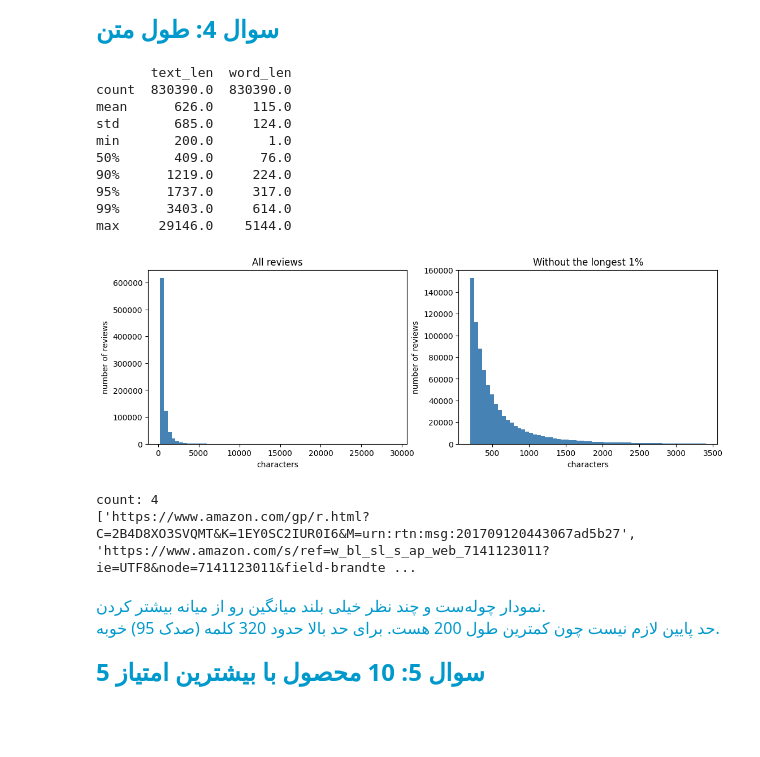
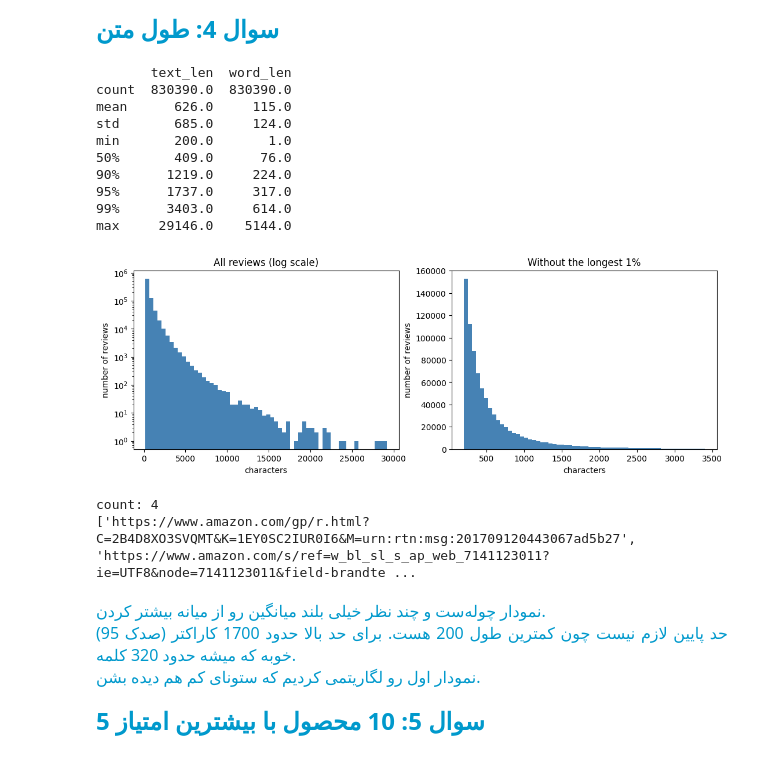
Before and after one commit to AI-BootCamp-g4/ai-bootcamp-project-2, a Jupyter notebook: problem2/q2_part1_part2.ipynb, the cells around one changed output. Saved outputs shown, nothing was run; the diff lists cells and outputs as text; code cells hidden in the pictures; blank space fills up the shorter version.

Commit message:
Apply team review: balanced-test note in Q1, log histogram, brand name cleanup, recall estimate, verb filter check, add rma

```diff
--- a/problem2/q2_part1_part2.ipynb
+++ b/problem2/q2_part1_part2.ipynb
@@ -17,7 +17,9 @@ from wordcloud import WordCloud
 from gensim.models import Word2Vec
 from gensim.models import KeyedVectors
 # %%
-PATH = r'C:\Users\Arthur\Desktop\Project2_Data'
+PATH = '.'
+OUT = 'outputs'
+os.makedirs(OUT, exist_ok=True)
 
 train = pd.read_csv(PATH + r'\train_data.csv', low_memory=False)
 products = pd.read_csv(PATH + r'\title_brand.csv')
@@ -267,35 +270,36 @@ A2VQ0V1TWXF3U7  Mark A. Baker      1820.0
 df['text_len'] = df['reviewText'].str.len()
 df['word_len'] = df['reviewText'].str.split().str.len()
 
 print(df[['text_len', 'word_len']].describe(percentiles=[.5, .9, .95, .99]).round(0))
 
 limit = df['text_len'].quantile(.99)
 
 fig, ax = plt.subplots(1, 2, figsize=(13, 4))
 
 ax[0].hist(df['text_len'], bins=60, color='steelblue')
-ax[0].set_title('All reviews')
+ax[0].set_title('All reviews (log scale)')
+ax[0].set_yscale('log')
 
 ax[1].hist(df.loc[df['text_len'] <= limit, 'text_len'], bins=60, color='steelblue')
 ax[1].set_title('Without the longest 1%')
 
 for a in ax:
     a.set_xlabel('characters')
     a.set_ylabel('number of reviews')
 
 plt.show()
 # %% [output]
        text_len  word_len
 count  830390.0  830390.0
 mean      626.0     115.0
 std       685.0     124.0
 min       200.0       1.0
 50%       409.0      76.0
 90%      1219.0     224.0
 95%      1737.0     317.0
 99%      3403.0     614.0
 max     29146.0    5144.0
-[figure, old version]
+[figure, new version]
 # %%
 short = df[df['word_len'] <= 3]
 
@@ -307,7 +311,8 @@ count: 4
 # %% [markdown]
 <p dir=rtl style="direction: rtl; text-align: justify; line-height:200%; font-family:vazir; font-size:medium"><font face="vazir" color="#0099cc" size=3>
 نمودار چوله‌ست و چند نظر خیلی بلند میانگین رو از میانه بیشتر کردن.<br>
-حد پایین لازم نیست چون کمترین طول 200 هست. برای حد بالا حدود 320 کلمه (صدک 95) خوبه.
+حد پایین لازم نیست چون کمترین طول 200 هست. برای حد بالا حدود 1700 کاراکتر (صدک 95) خوبه که میشه حدود 320 کلمه.<br>
+نمودار اول رو لگاریتمی کردیم که ستونای کم هم دیده بشن.
 </font></p>
 # %% [markdown]
 <p dir=rtl style="direction: rtl; text-align: justify; line-height:200%; font-family:vazir; font-size:medium"><font face="vazir" color="#0099cc" size=5>
```
Also changed, not shown: parts of 16 cells of this notebook.
